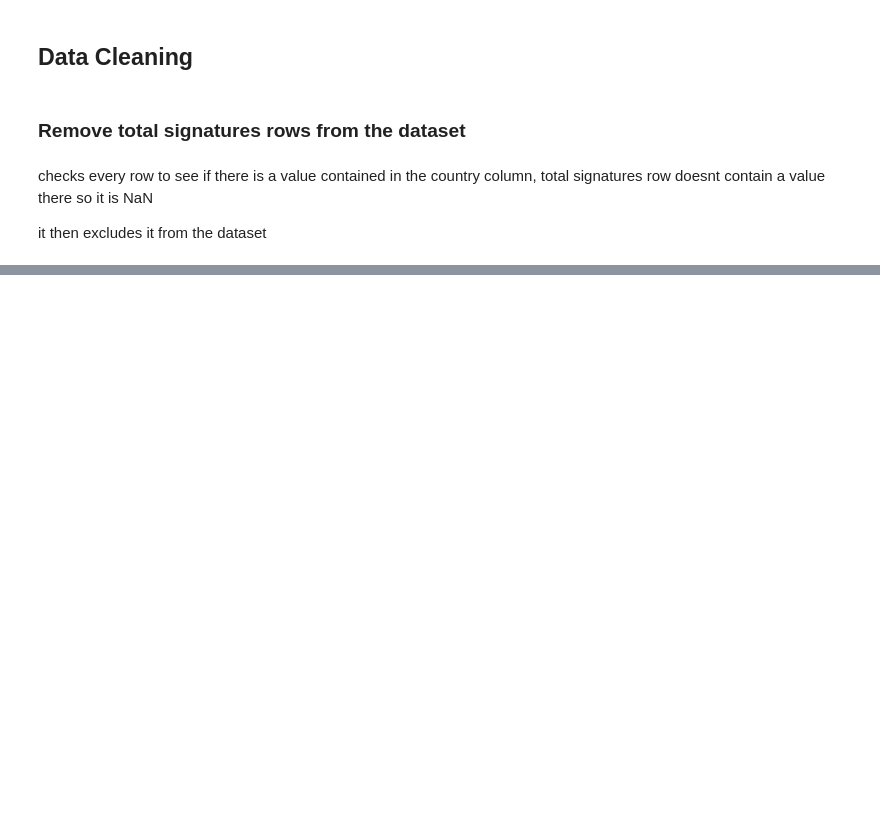
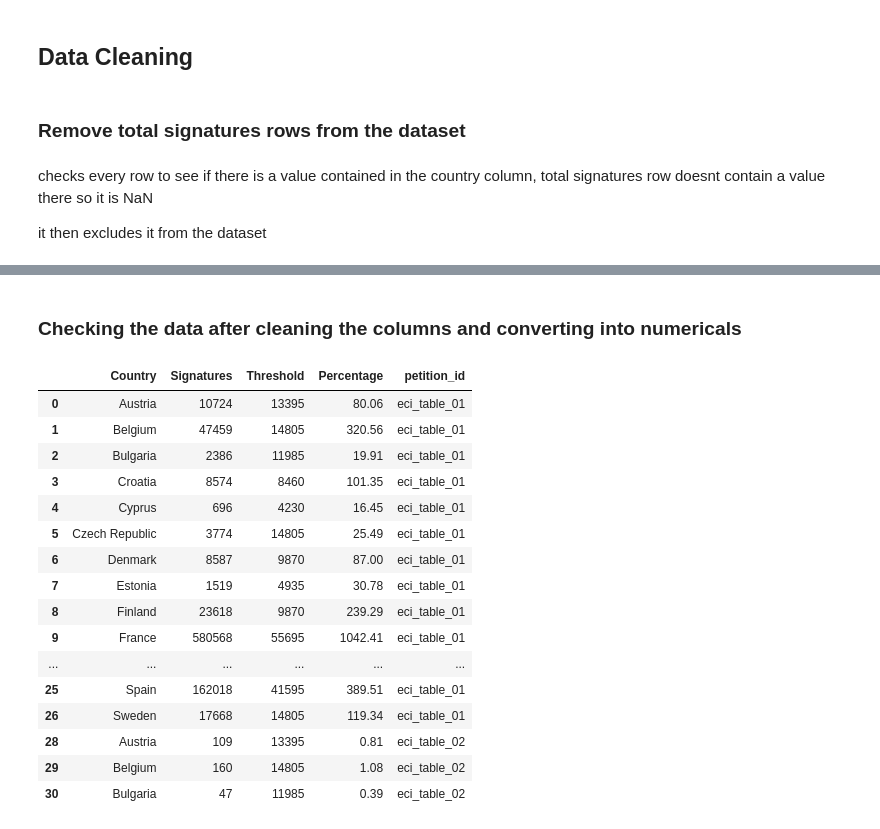
Before and after one commit to Matthew-Riddell/MSc-Dissertation, a Jupyter notebook: notebooks/data-preparation.ipynb, the cells around one changed output, grey strips where cells are left out. Drawn from its saved outputs; the diff is of its cells as text; code cells hidden in the pictures; blank space fills up the shorter version.

Commit message:
Data Preparation: Cleaning of Petition Data
- Removal of Commas and Percentage symbols
- Converting columns into numeric
- Standardising country names to match the world dataset

```diff
--- a/notebooks/data-preparation.ipynb
+++ b/notebooks/data-preparation.ipynb
@@ -217,0 +292,29 @@ eci_data.head(30)
+# %%
+country_mapping = {
+    "Czechia": "Czech Republic",
+    "Ireland": "Republic of Ireland"
+}
+
+eci_data["Country"] = eci_data["Country"].replace(country_mapping)
+# %% [markdown]
+### Checking the data after cleaning the columns and converting into numericals
+# %%
+eci_data.head(30)
+# %% [output]
+|  | Country | Signatures | Threshold | Percentage | petition_id |
+| 0 | Austria | 10724 | 13395 | 80.06 | eci_table_01 |
+| 1 | Belgium | 47459 | 14805 | 320.56 | eci_table_01 |
+| 2 | Bulgaria | 2386 | 11985 | 19.91 | eci_table_01 |
+| 3 | Croatia | 8574 | 8460 | 101.35 | eci_table_01 |
+| 4 | Cyprus | 696 | 4230 | 16.45 | eci_table_01 |
+| 5 | Czech Republic | 3774 | 14805 | 25.49 | eci_table_01 |
+| 6 | Denmark | 8587 | 9870 | 87.00 | eci_table_01 |
+| 7 | Estonia | 1519 | 4935 | 30.78 | eci_table_01 |
+| 8 | Finland | 23618 | 9870 | 239.29 | eci_table_01 |
+| 9 | France | 580568 | 55695 | 1042.41 | eci_table_01 |
+| ... | ... | ... | ... | ... | ... |
+| 25 | Spain | 162018 | 41595 | 389.51 | eci_table_01 |
+| 26 | Sweden | 17668 | 14805 | 119.34 | eci_table_01 |
+| 28 | Austria | 109 | 13395 | 0.81 | eci_table_02 |
+| 29 | Belgium | 160 | 14805 | 1.08 | eci_table_02 |
+| 30 | Bulgaria | 47 | 11985 | 0.39 | eci_table_02 |
```
Also changed, not shown: parts of 23 cells of this notebook.
